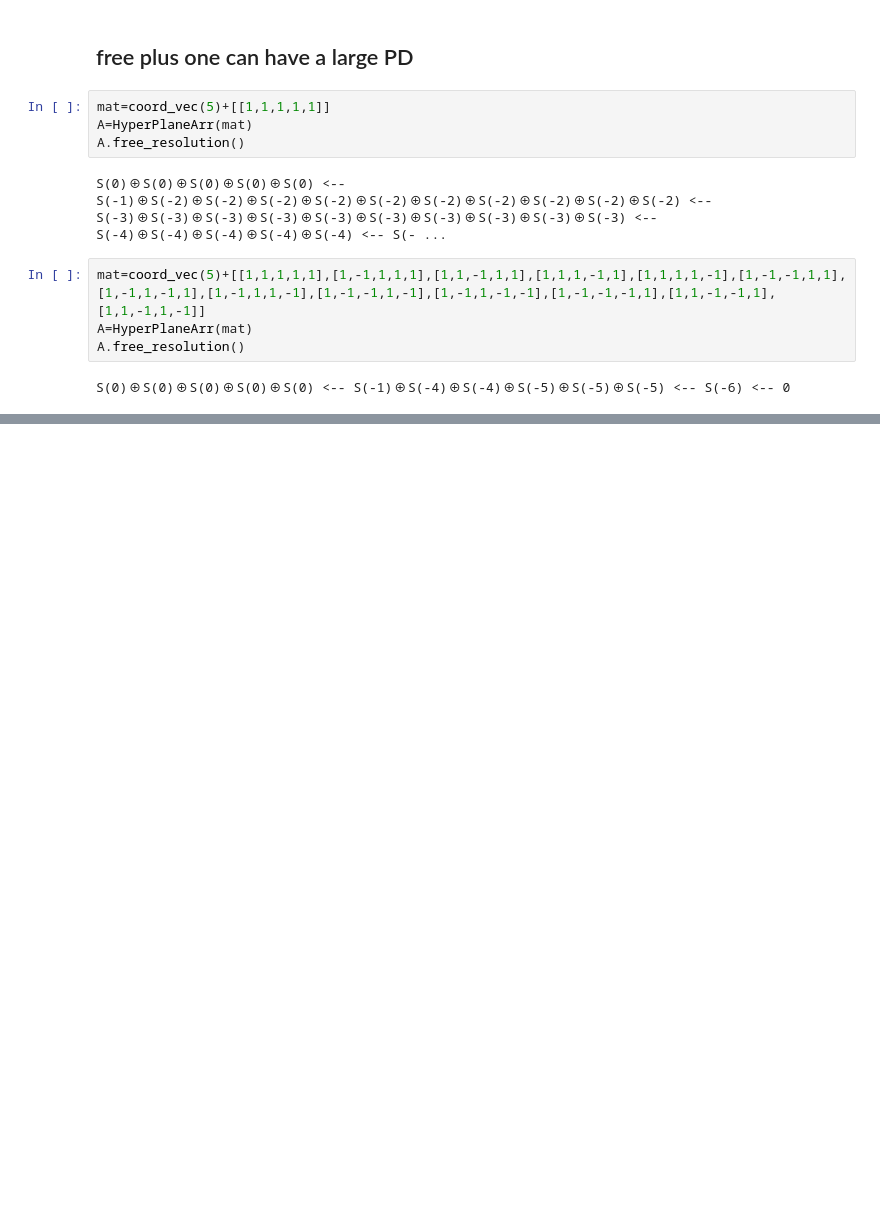
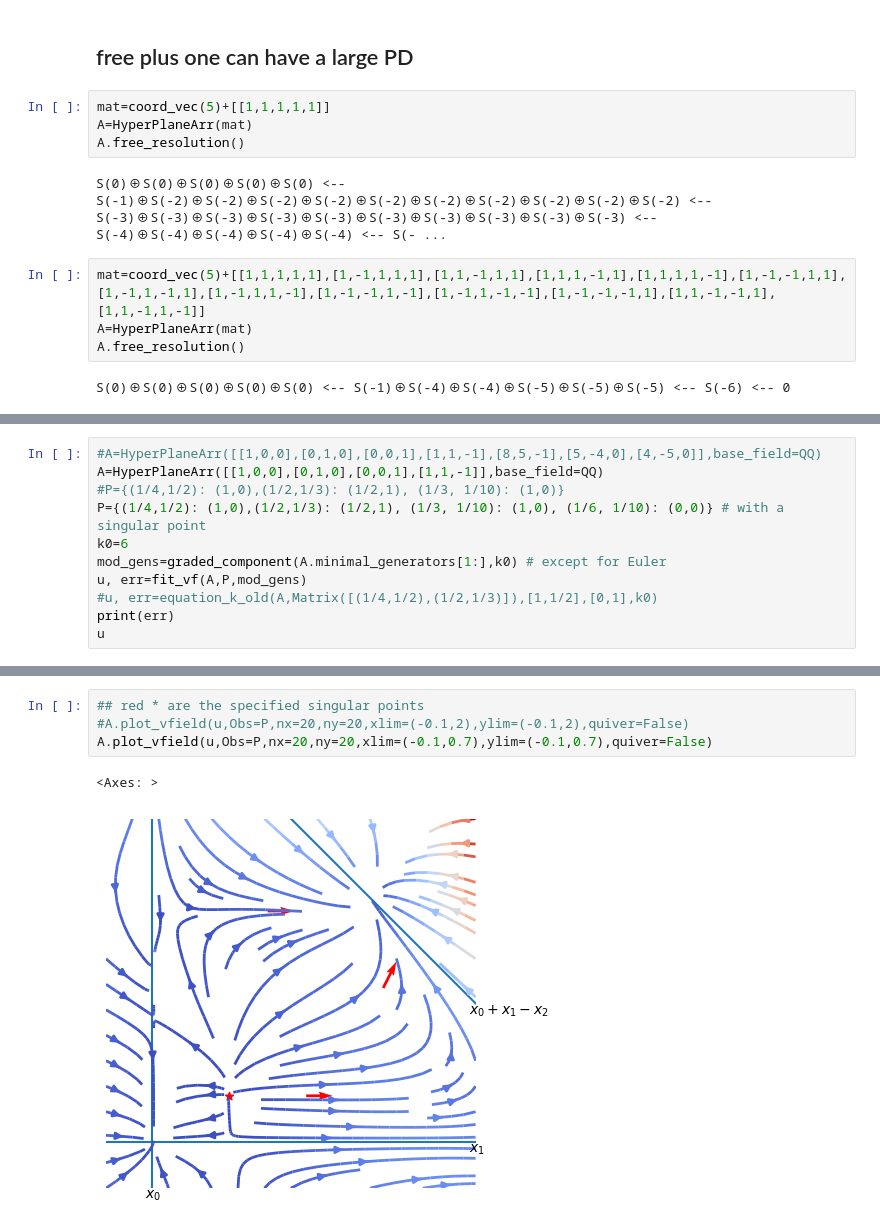
Before and after one commit to jcwjmz/LogarithmicDerivationModule, a Jupyter notebook: LogarithmicVectorFieldsOfArrangements.ipynb, the cells around one changed output, grey strips where cells are left out. Drawn from its saved outputs; the diff is of its cells as text; blank space fills up the shorter version.

```diff
--- a/LogarithmicVectorFieldsOfArrangements.ipynb
+++ b/LogarithmicVectorFieldsOfArrangements.ipynb
@@ -1772,0 +2471,11 @@ S(0)⊕S(0)⊕S(0)⊕S(0)⊕S(0) <-- S(-1)⊕S(-4)⊕S(-4)⊕S(-5)⊕S(-5)⊕S(-
+# %%
+#A=HyperPlaneArr([[1,0,0],[0,1,0],[0,0,1],[1,1,-1],[8,5,-1],[5,-4,0],[4,-5,0]],base_field=QQ)
+A=HyperPlaneArr([[1,0,0],[0,1,0],[0,0,1],[1,1,-1]],base_field=QQ)
+#P={(1/4,1/2): (1,0),(1/2,1/3): (1/2,1), (1/3, 1/10): (1,0)}
+P={(1/4,1/2): (1,0),(1/2,1/3): (1/2,1), (1/3, 1/10): (1,0), (1/6, 1/10): (0,0)} # with a singular point
+k0=6
+mod_gens=graded_component(A.minimal_generators[1:],k0) # except for Euler
+u, err=fit_vf(A,P,mod_gens)
+#u, err=equation_k_old(A,Matrix([(1/4,1/2),(1/2,1/3)]),[1,1/2],[0,1],k0)
+print(err)
+u
@@ -1772,0 +2498,7 @@ S(0)⊕S(0)⊕S(0)⊕S(0)⊕S(0) <-- S(-1)⊕S(-4)⊕S(-4)⊕S(-5)⊕S(-5)⊕S(-
+# %%
+## red * are the specified singular points
+#A.plot_vfield(u,Obs=P,nx=20,ny=20,xlim=(-0.1,2),ylim=(-0.1,2),quiver=False)
+A.plot_vfield(u,Obs=P,nx=20,ny=20,xlim=(-0.1,0.7),ylim=(-0.1,0.7),quiver=False)
+# %% [output]
+<Axes: >
+[figure, added]
```
Also changed, not shown: parts of 133 cells of this notebook.
